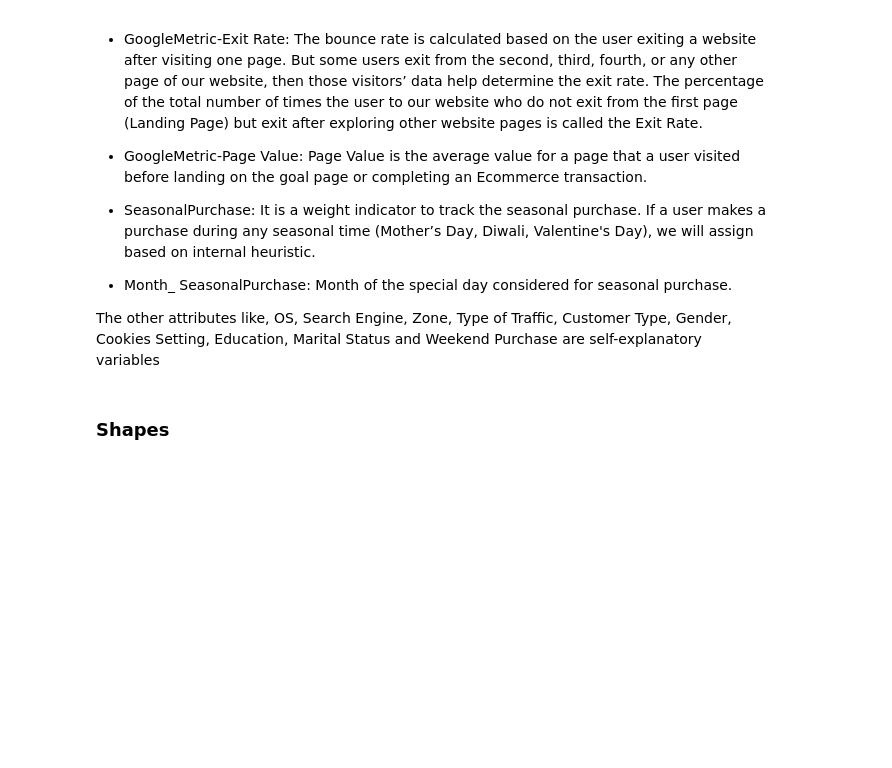
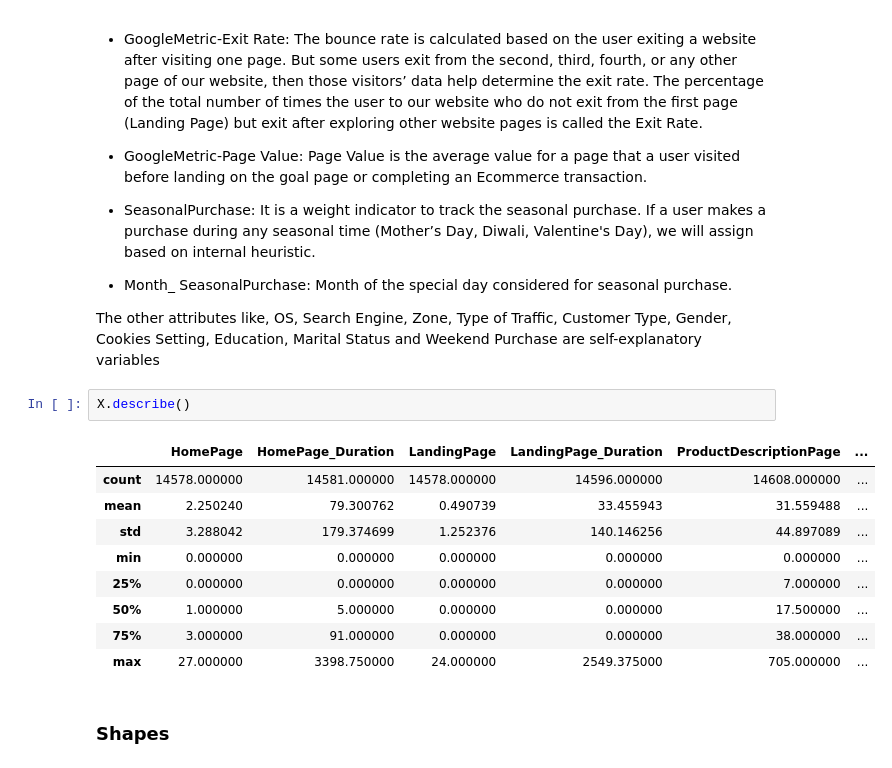
Before and after one commit to Nailsonseat/E-commerce-Shopper-s-Behaviour-Understanding, a Jupyter notebook: Final Notebook.ipynb, the cells around one changed output. Drawn from its saved outputs; the diff is of its cells as text; blank space fills up the shorter version.

```diff
--- a/Final Notebook.ipynb
+++ b/Final Notebook.ipynb
@@ -49,6 +49,18 @@ The first six columns represent the different pages in the e-commerce website vi
 *   Month_ SeasonalPurchase: Month of the special day considered for seasonal purchase.
 
 The other attributes like, OS, Search Engine, Zone, Type of Traffic, Customer Type, Gender, Cookies Setting, Education, Marital Status and Weekend Purchase are self-explanatory variables
+# %%
+X.describe()
+# %% [output]
+|  | HomePage | HomePage_Duration | LandingPage | LandingPage_Duration | ProductDescriptionPage | ... |
+| count | 14578.000000 | 14581.000000 | 14578.000000 | 14596.000000 | 14608.000000 | ... |
+| mean | 2.250240 | 79.300762 | 0.490739 | 33.455943 | 31.559488 | ... |
+| std | 3.288042 | 179.374699 | 1.252376 | 140.146256 | 44.897089 | ... |
+| min | 0.000000 | 0.000000 | 0.000000 | 0.000000 | 0.000000 | ... |
+| 25% | 0.000000 | 0.000000 | 0.000000 | 0.000000 | 7.000000 | ... |
+| 50% | 1.000000 | 5.000000 | 0.000000 | 0.000000 | 17.500000 | ... |
+| 75% | 3.000000 | 91.000000 | 0.000000 | 0.000000 | 38.000000 | ... |
+| max | 27.000000 | 3398.750000 | 24.000000 | 2549.375000 | 705.000000 | ... |
 # %% [markdown]
 ### Shapes
 # %%
```
Also changed, not shown: parts of 6 cells of this notebook.
